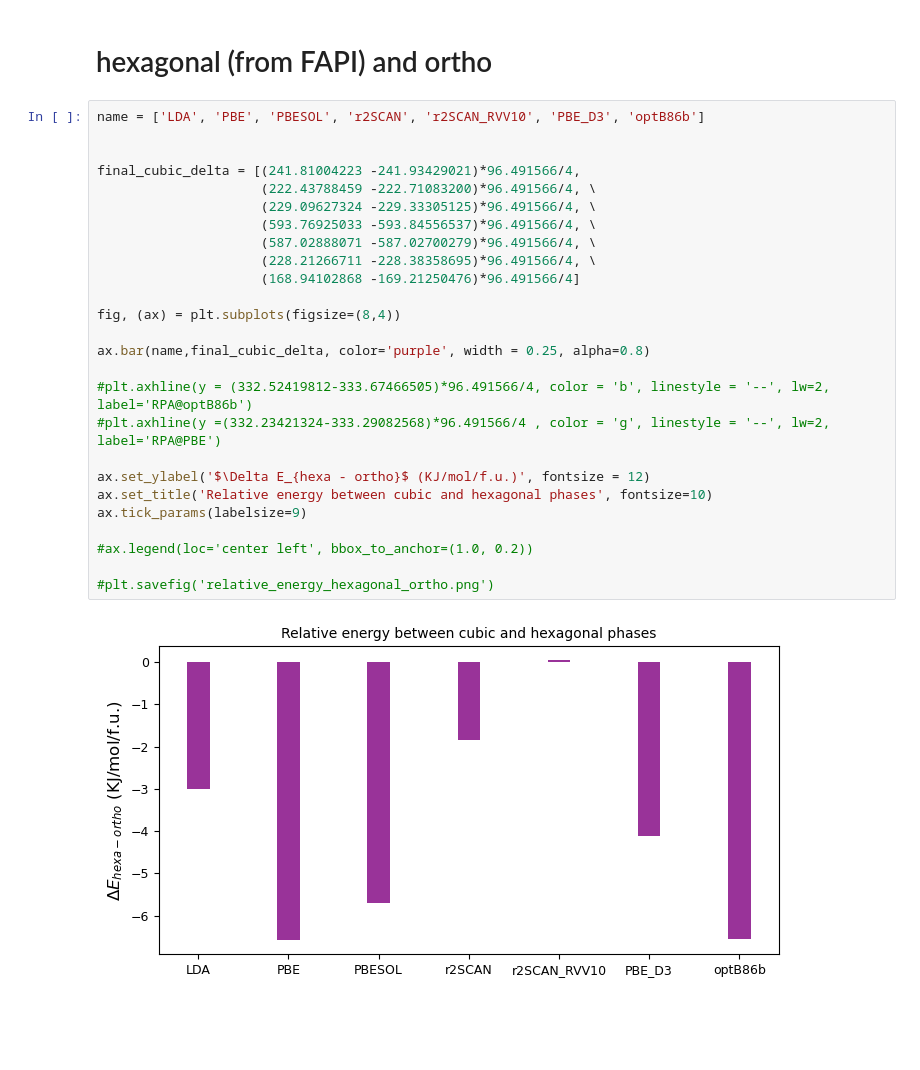
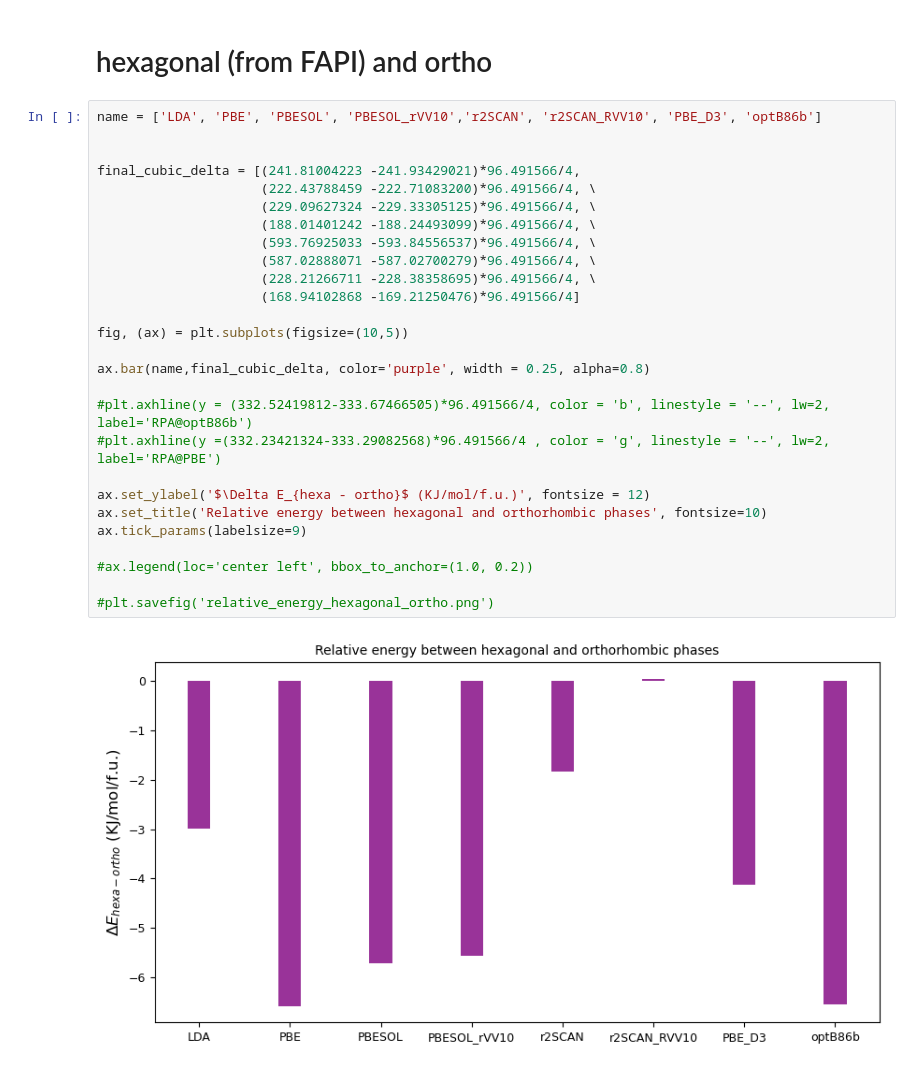
Before and after one commit to paramvir3/Crystal-Structures-Halide-perovskite, a Jupyter notebook: FASnI3/structures_from_maria_loi/final_structures_as_per_experiments/structure.ipynb, the cells around one changed output. Saved outputs shown, nothing was run; the diff lists cells and outputs as text; blank space fills up the shorter version.

```diff
--- a/FASnI3/structures_from_maria_loi/final_structures_as_per_experiments/structure.ipynb
+++ b/FASnI3/structures_from_maria_loi/final_structures_as_per_experiments/structure.ipynb
@@ -304,30 +305,31 @@ ax.tick_params(labelsize=9)
 # %% [markdown]
 # hexagonal (from FAPI) and ortho
 # %%
-name = ['LDA', 'PBE', 'PBESOL', 'r2SCAN', 'r2SCAN_RVV10', 'PBE_D3', 'optB86b']
+name = ['LDA', 'PBE', 'PBESOL', 'PBESOL_rVV10','r2SCAN', 'r2SCAN_RVV10', 'PBE_D3', 'optB86b']
 
 
 final_cubic_delta = [(241.81004223 -241.93429021)*96.491566/4,
                      (222.43788459 -222.71083200)*96.491566/4, \
                      (229.09627324 -229.33305125)*96.491566/4, \
+                     (188.01401242 -188.24493099)*96.491566/4, \
                      (593.76925033 -593.84556537)*96.491566/4, \
                      (587.02888071 -587.02700279)*96.491566/4, \
                      (228.21266711 -228.38358695)*96.491566/4, \
                      (168.94102868 -169.21250476)*96.491566/4]
 
-fig, (ax) = plt.subplots(figsize=(8,4))
+fig, (ax) = plt.subplots(figsize=(10,5))
 
 ax.bar(name,final_cubic_delta, color='purple', width = 0.25, alpha=0.8)
 
 #plt.axhline(y = (332.52419812-333.67466505)*96.491566/4, color = 'b', linestyle = '--', lw=2, label='RPA@optB86b')
 #plt.axhline(y =(332.23421324-333.29082568)*96.491566/4 , color = 'g', linestyle = '--', lw=2, label='RPA@PBE')
 
 ax.set_ylabel('$\Delta E_{hexa - ortho}$ (KJ/mol/f.u.)', fontsize = 12)
-ax.set_title('Relative energy between cubic and hexagonal phases', fontsize=10)
+ax.set_title('Relative energy between hexagonal and orthorhombic phases', fontsize=10)
 ax.tick_params(labelsize=9)
 
 #ax.legend(loc='center left', bbox_to_anchor=(1.0, 0.2))
 
 #plt.savefig('relative_energy_hexagonal_ortho.png')
 # %% [output]
-[figure, old version]
+[figure, new version]
```
Also changed, not shown: parts of 1 cell of this notebook, 5 other files.
